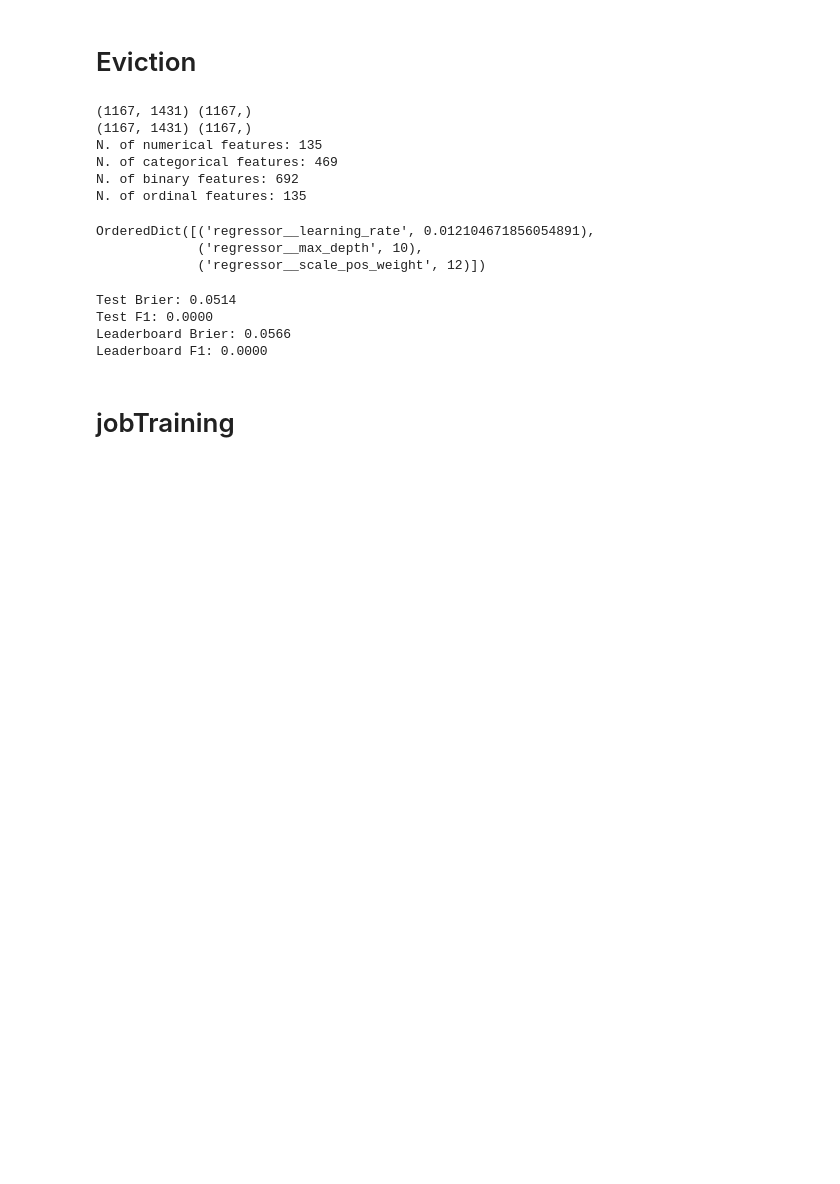
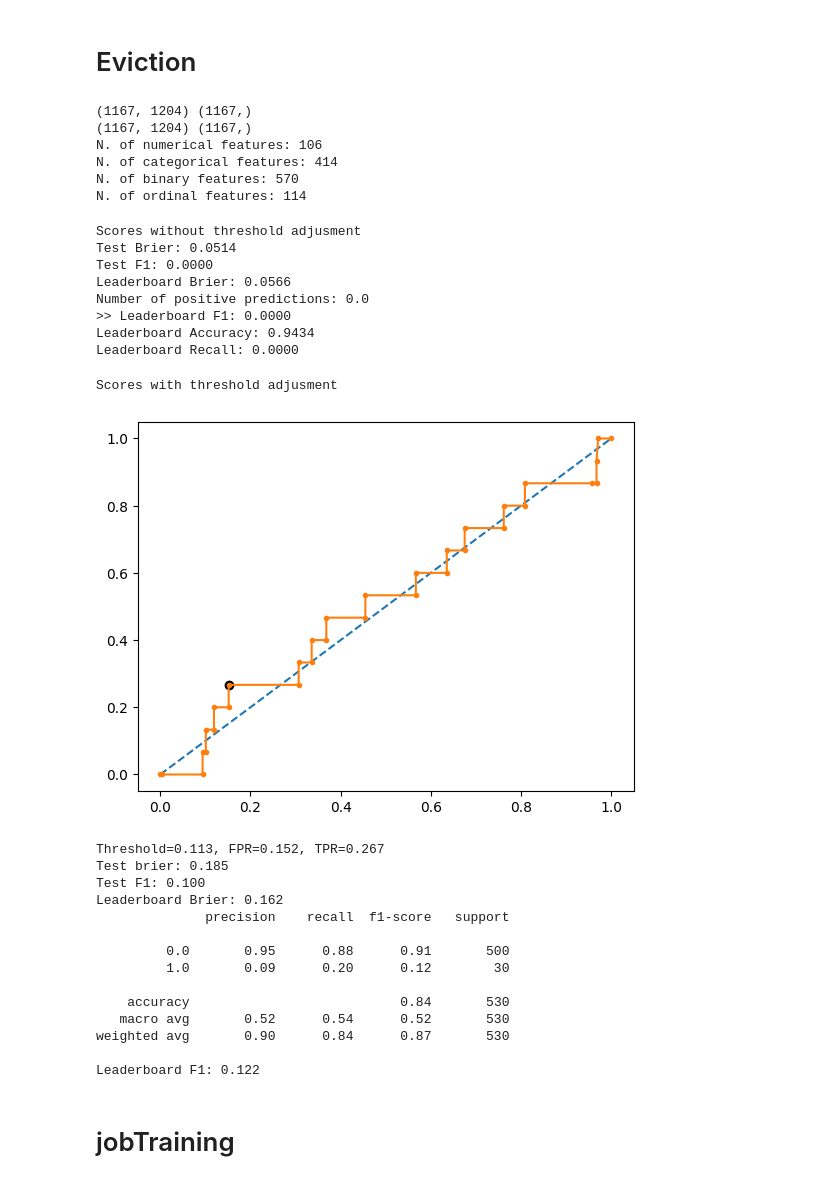
Before and after one commit to belisards/ff_applied_ml, a Jupyter notebook: code/03-model-lightgbm.ipynb, the cells around one changed output. Drawn from its saved outputs; the diff is of its cells as text; code cells hidden in the pictures; blank space fills up the shorter version.

```diff
--- a/code/03-model-lightgbm.ipynb
+++ b/code/03-model-lightgbm.ipynb
@@ -45,15 +43,15 @@ def run_model(train, target='gpa', classifier=False):
 
     search_space = {
         'regressor__learning_rate': space.Real(0.01, 0.06),
-        'regressor__max_depth': space.Integer(5, 10),
+        'regressor__max_depth': space.Integer(5, 15),
     }
 
     if classifier:
         score = 'neg_brier_score'
-        lgbm = LGBMClassifier()
-        search_space.update({'regressor__scale_pos_weight': space.Integer(2, 17)})
+        lgbm = LGBMClassifier(learning_rate=0.01, max_depth=8,random_state=123)
+        search_space.update({'regressor__scale_pos_weight': space.Integer(25, 35)})
     else:
-        lgbm = LGBMRegressor()
+        lgbm = LGBMRegressor(random_state=123)
         score = 'neg_mean_squared_error'
 
     pipes = Pipeline(steps=[('preprocessor', preprocessor),
@@ -158,25 +154,42 @@ Leaderboard R2: -0.0160
 # %%
 model_eviction = run_model(train,target='eviction', classifier=True)
 # %% [output]
-(1167, 1431) (1167,)
-(1167, 1431) (1167,)
-N. of numerical features: 135
-N. of categorical features: 469
-N. of binary features: 692
-N. of ordinal features: 135
+(1167, 1204) (1167,)
+(1167, 1204) (1167,)
+N. of numerical features: 106
+N. of categorical features: 414
+N. of binary features: 570
+N. of ordinal features: 114
-# %%
-model_eviction.best_params_
-# %% [output]
-OrderedDict([('regressor__learning_rate', 0.012104671856054891),
-             ('regressor__max_depth', 10),
-             ('regressor__scale_pos_weight', 12)])
 # %%
-score_model(model_eviction, 'eviction', test, leaderboard, holdout=None, classifier=True)
+score_model(model_eviction, target='eviction', test=test, leaderboard=leaderboard, holdout=None, classifier=True)
 # %% [output]
+Scores without threshold adjusment
 Test Brier: 0.0514
 Test F1: 0.0000
 Leaderboard Brier: 0.0566
-Leaderboard F1: 0.0000
+Number of positive predictions: 0.0
+>> Leaderboard F1: 0.0000
+Leaderboard Accuracy: 0.9434
+Leaderboard Recall: 0.0000
+# %%
+score_classifier(model_eviction, target='eviction', test=test, leaderboard=leaderboard, holdout=None)
+# %% [output]
+Scores with threshold adjusment
+[figure, added]
+Threshold=0.113, FPR=0.152, TPR=0.267
+Test brier: 0.185
+Test F1: 0.100
+Leaderboard Brier: 0.162
+              precision    recall  f1-score   support
+
+         0.0       0.95      0.88      0.91       500
+         1.0       0.09      0.20      0.12        30
+
+    accuracy                           0.84       530
+   macro avg       0.52      0.54      0.52       530
+weighted avg       0.90      0.84      0.87       530
+
+Leaderboard F1: 0.122
 # %% [markdown]
 # jobTraining
 # %%
```
Also changed, not shown: parts of 17 cells of this notebook, 6 other files.
